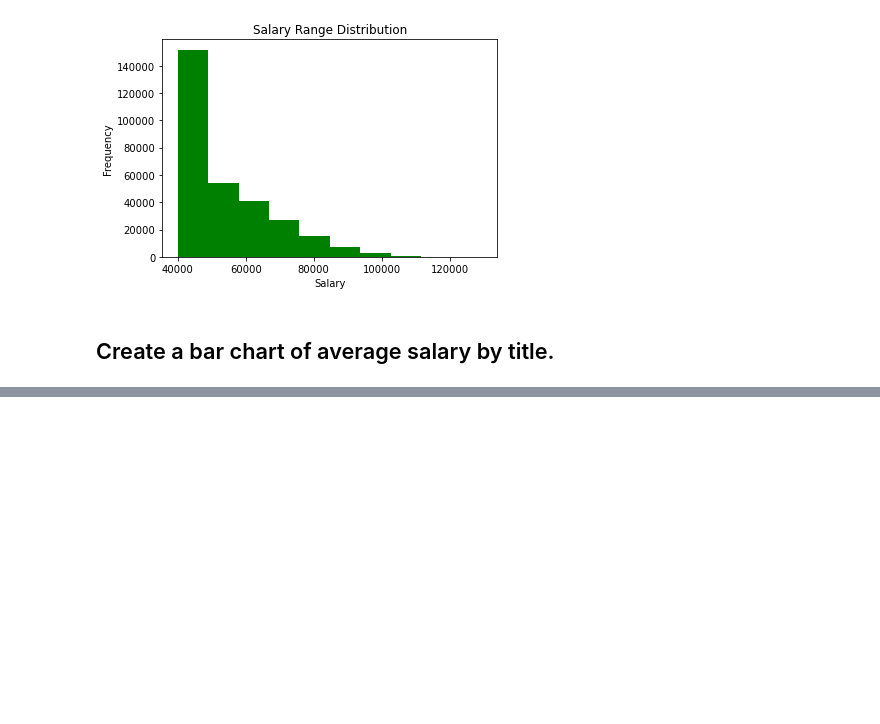
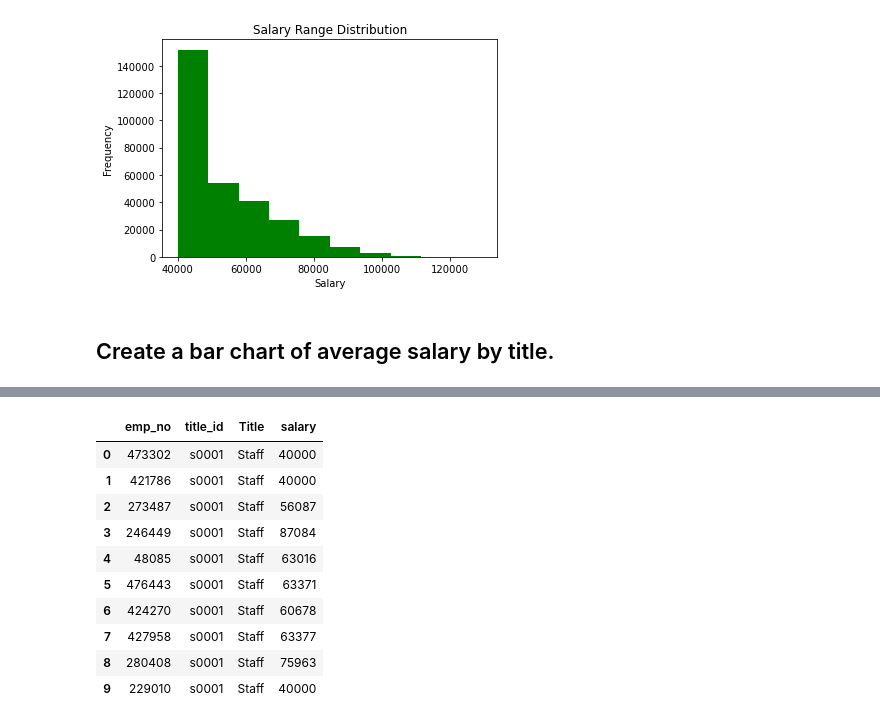
Before and after one commit to JoeKell/EmployeeDBCleanup, a Jupyter notebook: Bonus.ipynb, the cells around one changed output, grey strips where cells are left out. Saved outputs shown, nothing was run; the diff lists cells and outputs as text; code cells hidden in the pictures; blank space fills up the shorter version.

```diff
--- a/Bonus.ipynb
+++ b/Bonus.ipynb
@@ -44,0 +74,22 @@ plt.show()
+# %%
+#Query
+titles = session.query(Base.classes.titles.title_id, Base.classes.titles.title).all()
+employees = session.query(Base.classes.employees.emp_no, Base.classes.employees.emp_title_id).all()
+salaries = session.query(Base.classes.salaries.emp_no, Base.classes.salaries.salary).all()
+# %%
+t_s_df = pd.DataFrame(employees, columns=['emp_no','title_id'])
+t_s_df = pd.merge(t_s_df, pd.DataFrame(titles, columns=['title_id','Title']), on="title_id")
+t_s_df = pd.merge(t_s_df, pd.DataFrame(salaries, columns=['emp_no','salary']), on="emp_no")
+t_s_df.head(10)
+# %% [output]
+|  | emp_no | title_id | Title | salary |
+| 0 | 473302 | s0001 | Staff | 40000 |
+| 1 | 421786 | s0001 | Staff | 40000 |
+| 2 | 273487 | s0001 | Staff | 56087 |
+| 3 | 246449 | s0001 | Staff | 87084 |
+| 4 | 48085 | s0001 | Staff | 63016 |
+| 5 | 476443 | s0001 | Staff | 63371 |
+| 6 | 424270 | s0001 | Staff | 60678 |
+| 7 | 427958 | s0001 | Staff | 63377 |
+| 8 | 280408 | s0001 | Staff | 75963 |
+| 9 | 229010 | s0001 | Staff | 40000 |
```
Also changed, not shown: parts of 2 cells of this notebook.
